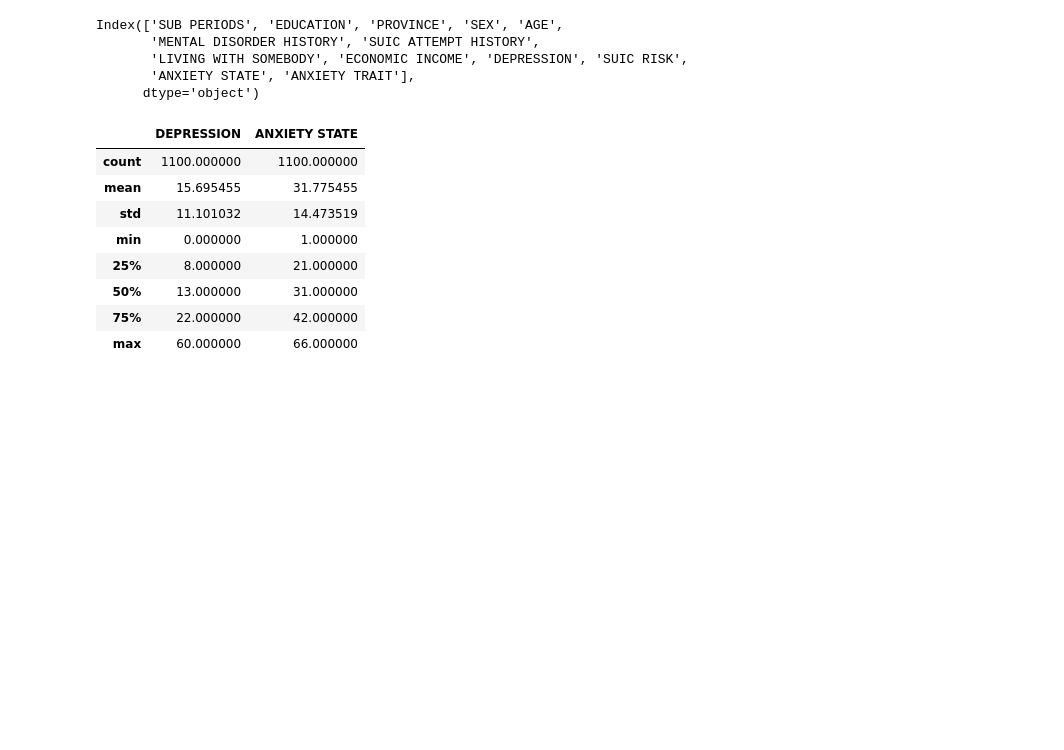
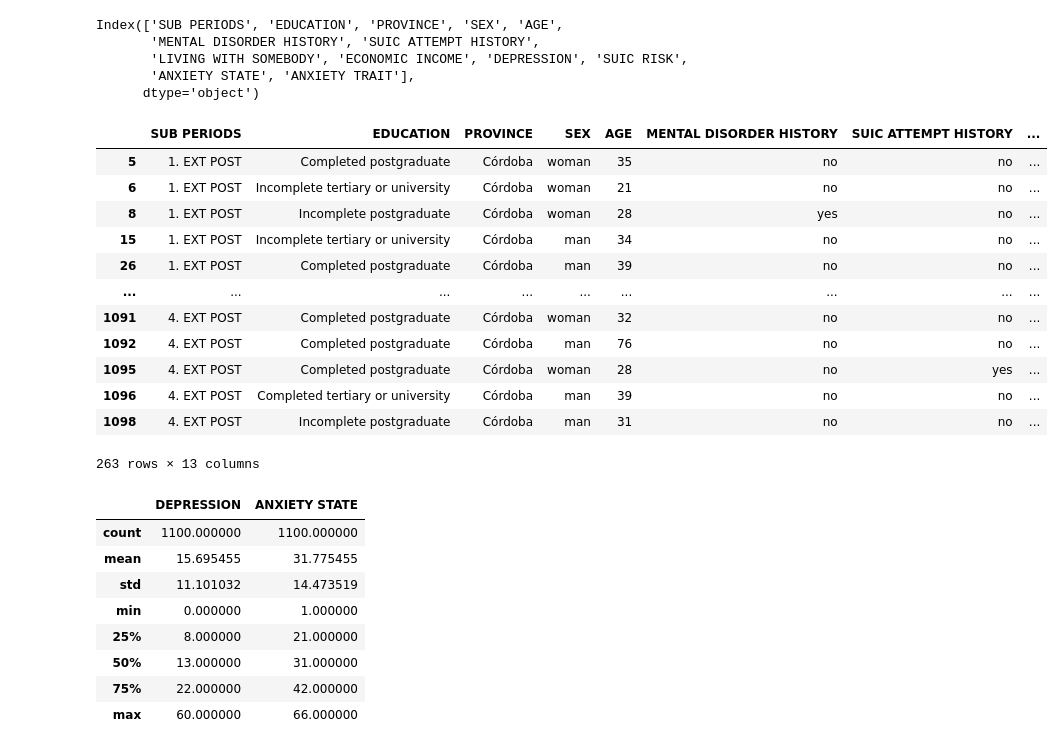
Before and after one commit to LabSWPP12023S2G2/TPInicial, a Jupyter notebook: datarefUNC.ipynb, the cells around one changed output. Saved outputs shown, nothing was run; the diff lists cells and outputs as text; code cells hidden in the pictures; blank space fills up the shorter version.

```diff
--- a/datarefUNC.ipynb
+++ b/datarefUNC.ipynb
@@ -8,3 +6,6 @@ df = pd.read_csv('datasetUNC.csv', delimiter=';')
+# %%
+url = 'https://raw.githubusercontent.com/LabSWPP12023S2G2/TPInicial/main/datasetUNC.csv'
+df = pd.read_csv(url, delimiter=';')
 # %%
 df.columns
 # %% [output]
@@ -21,6 +22,22 @@ y = df['SUIC RISK']
 dk = df.groupby('PROVINCE')
 # %%
 cordoba = dk.get_group('Córdoba')
+# %%
+cordoba
+# %% [output]
+|  | SUB PERIODS | EDUCATION | PROVINCE | SEX | AGE | MENTAL DISORDER HISTORY | SUIC ATTEMPT HISTORY | ... |
+| 5 | 1. EXT POST | Completed postgraduate | Córdoba | woman | 35 | no | no | ... |
+| 6 | 1. EXT POST | Incomplete tertiary or university | Córdoba | woman | 21 | no | no | ... |
+| 8 | 1. EXT POST | Incomplete postgraduate | Córdoba | woman | 28 | yes | no | ... |
+| 15 | 1. EXT POST | Incomplete tertiary or university | Córdoba | man | 34 | no | no | ... |
+| 26 | 1. EXT POST | Completed postgraduate | Córdoba | man | 39 | no | no | ... |
+| ... | ... | ... | ... | ... | ... | ... | ... | ... |
+| 1091 | 4. EXT POST | Completed postgraduate | Córdoba | woman | 32 | no | no | ... |
+| 1092 | 4. EXT POST | Completed postgraduate | Córdoba | man | 76 | no | no | ... |
+| 1095 | 4. EXT POST | Completed postgraduate | Córdoba | woman | 28 | no | yes | ... |
+| 1096 | 4. EXT POST | Completed tertiary or university | Córdoba | man | 39 | no | no | ... |
+| 1098 | 4. EXT POST | Incomplete postgraduate | Córdoba | man | 31 | no | no | ... |
+263 rows × 13 columns
 # %%
 df_features = ['DEPRESSION', 'ANXIETY STATE']
 # %%
```
Also changed, not shown: parts of 1 cell of this notebook.
